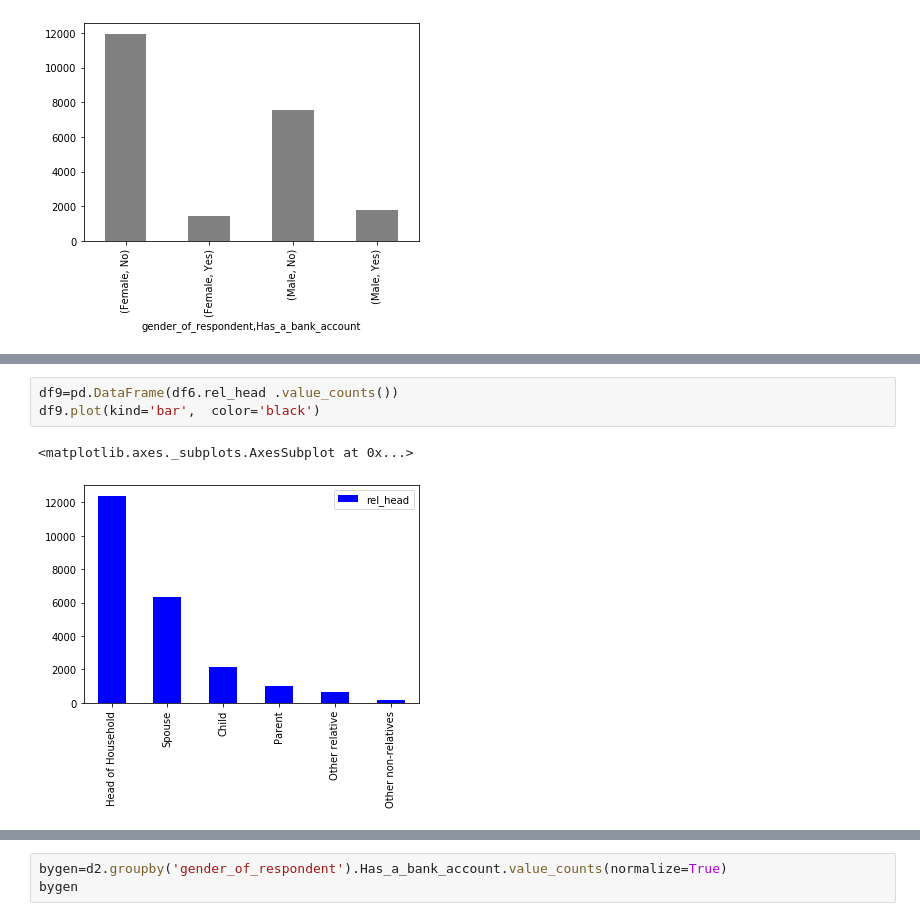
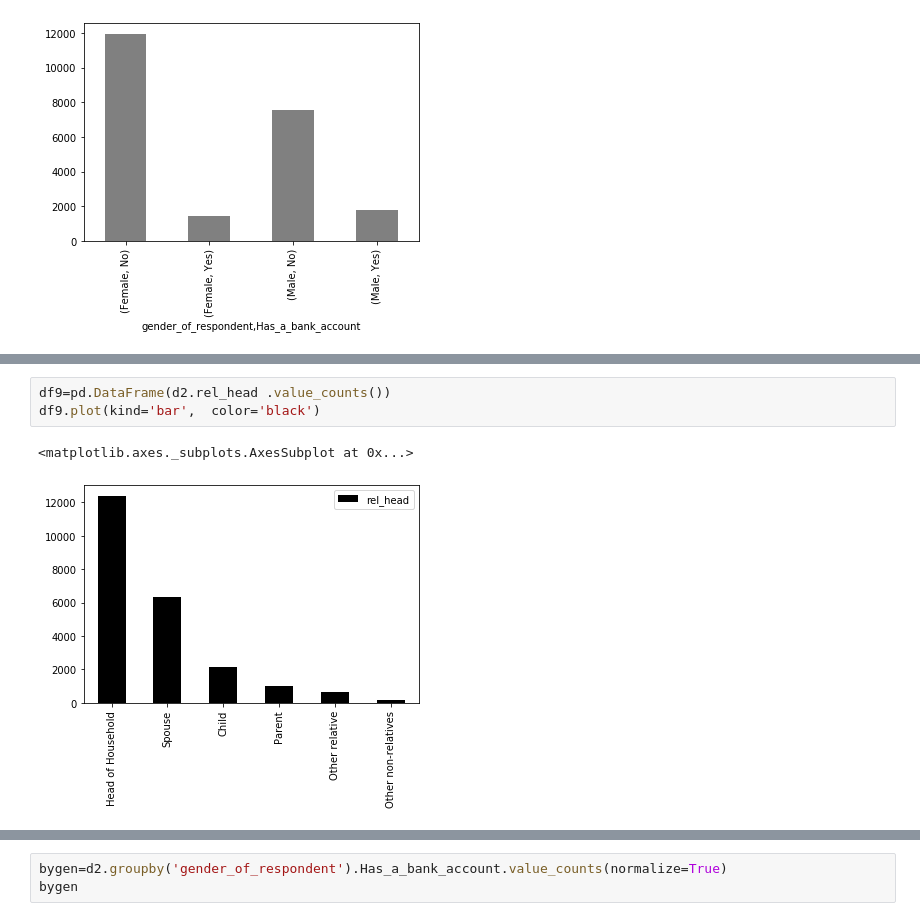
Before and after one commit to deelilah/Univariate-Bivariate-Multivariate, a Jupyter notebook: ip2.ipynb, the cells around one changed output, grey strips where cells are left out. Saved outputs shown, nothing was run; the diff lists cells and outputs as text.

```diff
--- a/ip2.ipynb
+++ b/ip2.ipynb
@@ -424,7 +454,7 @@ d10.plot(kind='bar',  color='brown')
 # %%
-df9=pd.DataFrame(df6.rel_head .value_counts())
+df9=pd.DataFrame(d2.rel_head .value_counts())
 df9.plot(kind='bar',  color='black')
 # %% [output]
 <matplotlib.axes._subplots.AxesSubplot at 0x...>
-[figure, old version]
+[figure, new version]
 # %%
```
Also changed, not shown: parts of 21 cells of this notebook.
